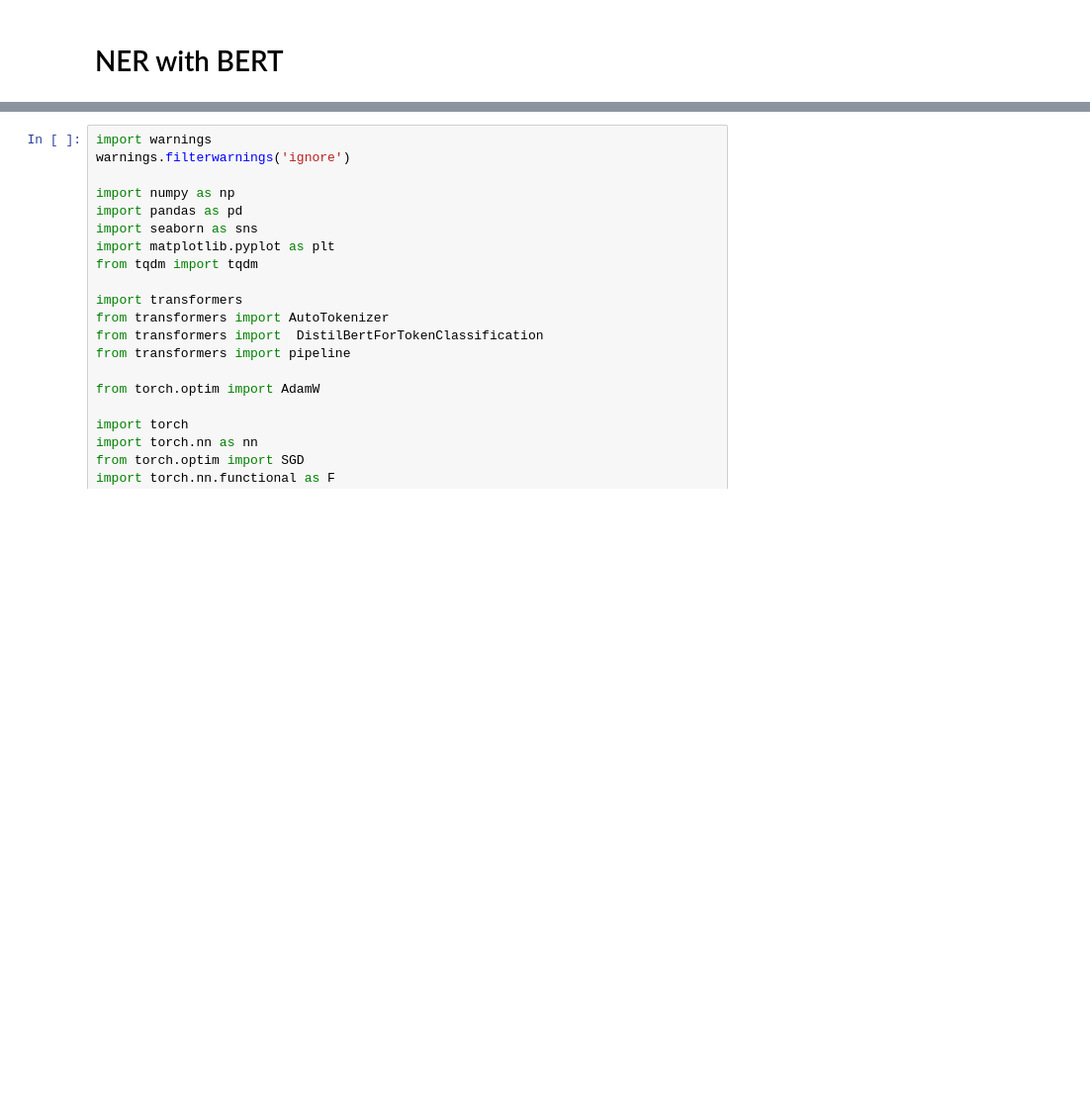
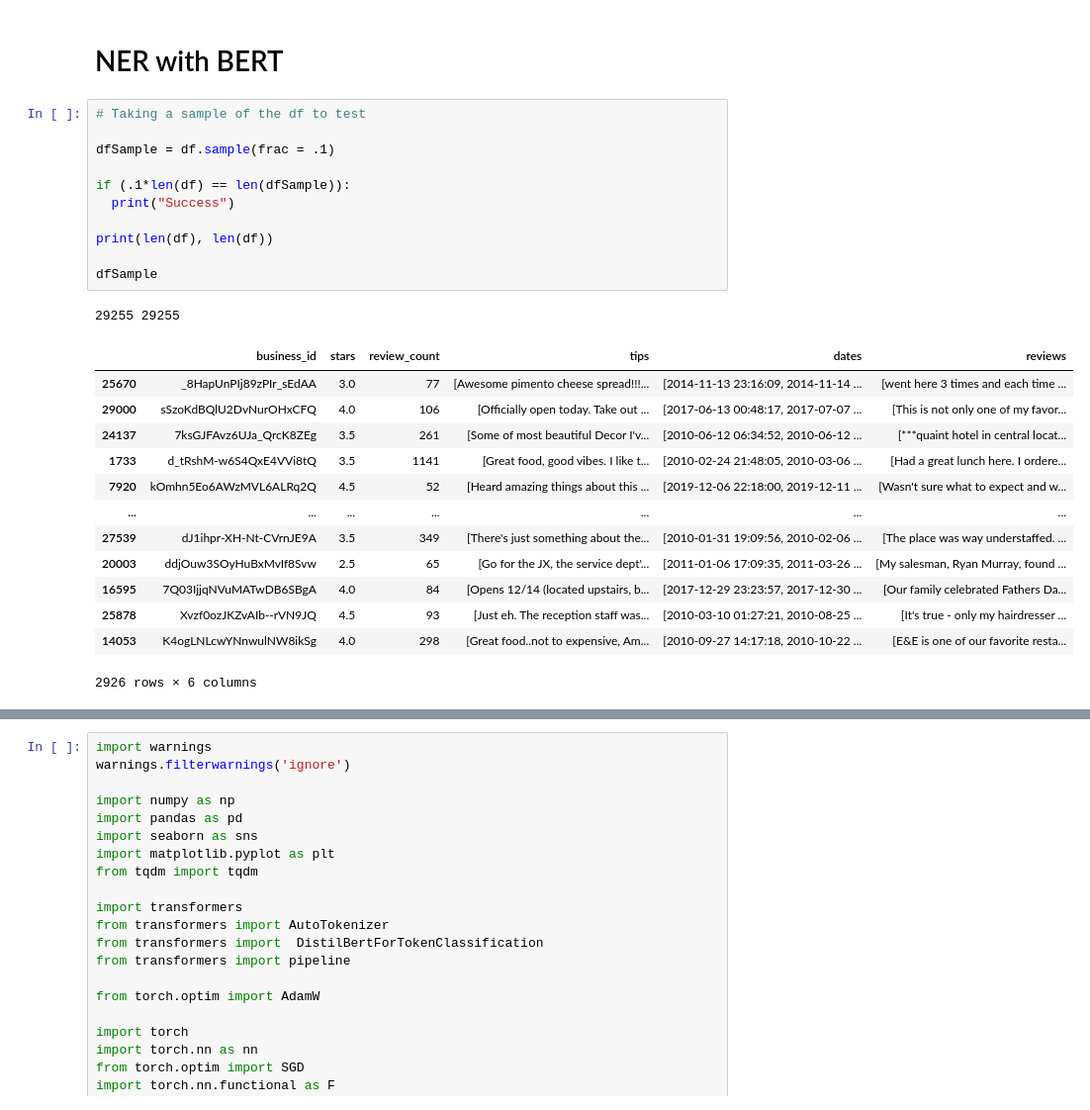
Before and after one commit to Diz138/YelpReviews, a Jupyter notebook: NLPEDA.ipynb, the cells around one changed output, grey strips where cells are left out. Shown: that part at 99% size. Cells and saved outputs as stored; diff of their text form; blank space fills up the shorter version.

```diff
--- a/NLPEDA.ipynb
+++ b/NLPEDA.ipynb
@@ -395,6 +400,32 @@ trainer.evaluate()
  'epoch': 2.0}
 # %% [markdown]
 # NER with BERT
+# %%
+# Taking a sample of the df to test
+
+dfSample = df.sample(frac = .1)
+
+if (.1*len(df) == len(dfSample)):
+  print("Success")
+
+print(len(df), len(df))
+
+dfSample
+# %% [output]
+29255 29255
+|  | business_id | stars | review_count | tips | dates | reviews |
+| 25670 | _8HapUnPIj89zPIr_sEdAA | 3.0 | 77 | [Awesome pimento cheese spread!!!... | [2014-11-13 23:16:09, 2014-11-14 ... | [went here 3 times and each time ... |
+| 29000 | sSzoKdBQlU2DvNurOHxCFQ | 4.0 | 106 | [Officially open today. Take out ... | [2017-06-13 00:48:17, 2017-07-07 ... | [This is not only one of my favor... |
+| 24137 | 7ksGJFAvz6UJa_QrcK8ZEg | 3.5 | 261 | [Some of most beautiful Decor I'v... | [2010-06-12 06:34:52, 2010-06-12 ... | [***quaint hotel in central locat... |
+| 1733 | d_tRshM-w6S4QxE4VVi8tQ | 3.5 | 1141 | [Great food, good vibes. I like t... | [2010-02-24 21:48:05, 2010-03-06 ... | [Had a great lunch here. I ordere... |
+| 7920 | kOmhn5Eo6AWzMVL6ALRq2Q | 4.5 | 52 | [Heard amazing things about this ... | [2019-12-06 22:18:00, 2019-12-11 ... | [Wasn't sure what to expect and w... |
+| ... | ... | ... | ... | ... | ... | ... |
+| 27539 | dJ1ihpr-XH-Nt-CVrnJE9A | 3.5 | 349 | [There's just something about the... | [2010-01-31 19:09:56, 2010-02-06 ... | [The place was way understaffed. ... |
+| 20003 | ddjOuw3SOyHuBxMvIf8Svw | 2.5 | 65 | [Go for the JX, the service dept'... | [2011-01-06 17:09:35, 2011-03-26 ... | [My salesman, Ryan Murray, found ... |
+| 16595 | 7Q03IjjqNVuMATwDB6SBgA | 4.0 | 84 | [Opens 12/14 (located upstairs, b... | [2017-12-29 23:23:57, 2017-12-30 ... | [Our family celebrated Fathers Da... |
+| 25878 | Xvzf0ozJKZvAIb--rVN9JQ | 4.5 | 93 | [Just eh. The reception staff was... | [2010-03-10 01:27:21, 2010-08-25 ... | [It's true - only my hairdresser ... |
+| 14053 | K4ogLNLcwYNnwulNW8ikSg | 4.0 | 298 | [Great food..not to expensive, Am... | [2010-09-27 14:17:18, 2010-10-22 ... | [E&E is one of our favorite resta... |
+2926 rows × 6 columns
 # %%
 !pip install transformers
 # %% [output]
```
Also changed, not shown: parts of 9 cells of this notebook.
